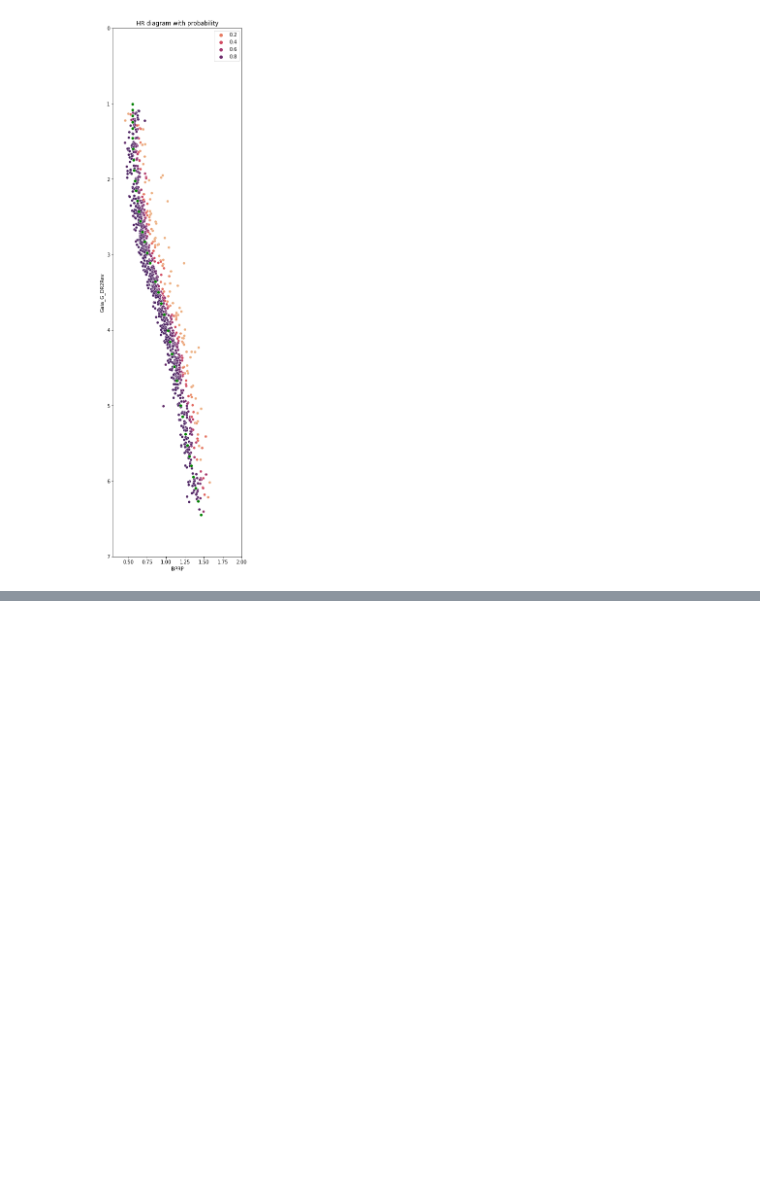
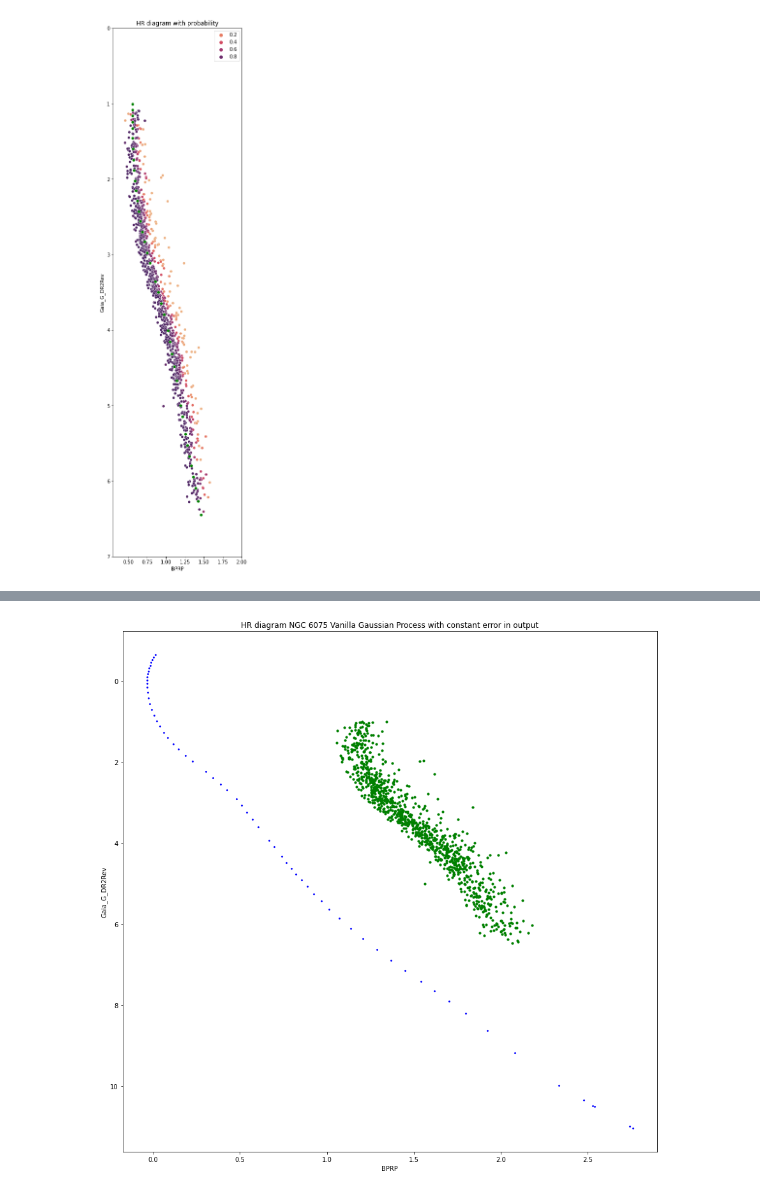
Before and after one commit to ocallam6/GES, a Jupyter notebook: Outlier_detection/prob_dist_ms.ipynb, the cells around one changed output, grey strips where cells are left out. Cells and saved outputs as stored; diff of their text form; code cells hidden in the pictures; blank space fills up the shorter version.

```diff
--- a/Outlier_detection/prob_dist_ms.ipynb
+++ b/Outlier_detection/prob_dist_ms.ipynb
@@ -163,6 +225,7 @@ isochrone=isochrone.sort_values(by='EEP').reset_index(drop=True)
 
 #Take every third value
 isochrone=isochrone.iloc()[::3,:].reset_index(drop=True)
+isochrone2=isochrone2.iloc()[::3,:].reset_index(drop=True)
 # %% [markdown]
 # Distribution Function
 # %% [markdown]
@@ -550,0 +717,25 @@ Text(0.5, 1.0, 'HR diagram with probability')
+# %%
+with torch.no_grad():
+    # Initialize plot
+    f, ax = plt.subplots(1, 1, figsize=(15,15))
+
+    # Get upper and lower confidence bounds
+    # Plot training data as black stars
+    #
+
+    ax.scatter(orig_scatter['bp_rp_n'],orig_scatter['mean_absolute_mag_g_band_n'],s=10,color='g')
+
+    # Plot predictive means as blue line
+
+    # Shade between the lower and upper confidence bounds
+    sn.scatterplot(data=isochrone2,x='BPRP',y='Gaia_G_DR2Rev',color='blue',ax=ax,s=10)
+
+
+    #ax.legend(['Full data','Train Data', 'Gauss Proc', 'Confidence','sIochrone'])
+    ax.invert_yaxis()
+
+
+
+    plt.title('HR diagram NGC 6075 Vanilla Gaussian Process with constant error in output')
+# %% [output]
+[figure, added]
```
Also changed, not shown: parts of 17 cells of this notebook.
